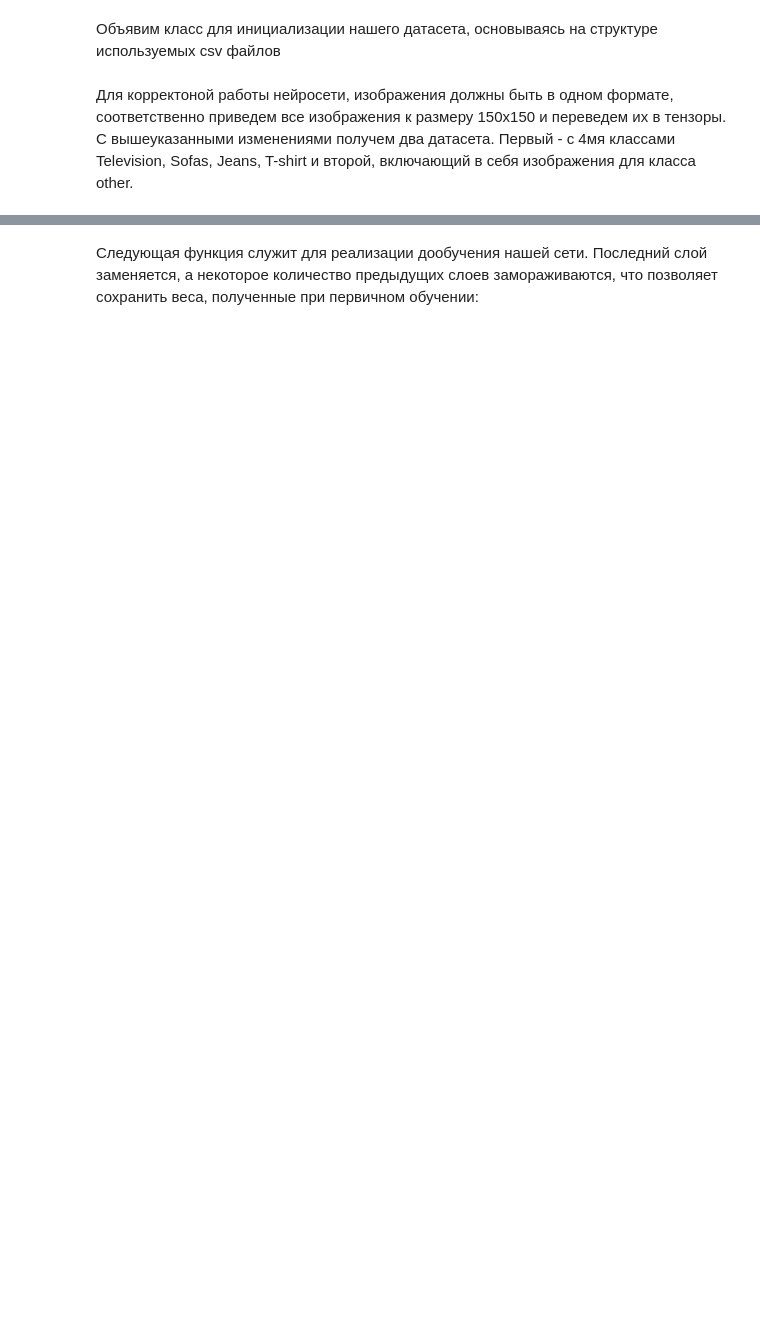
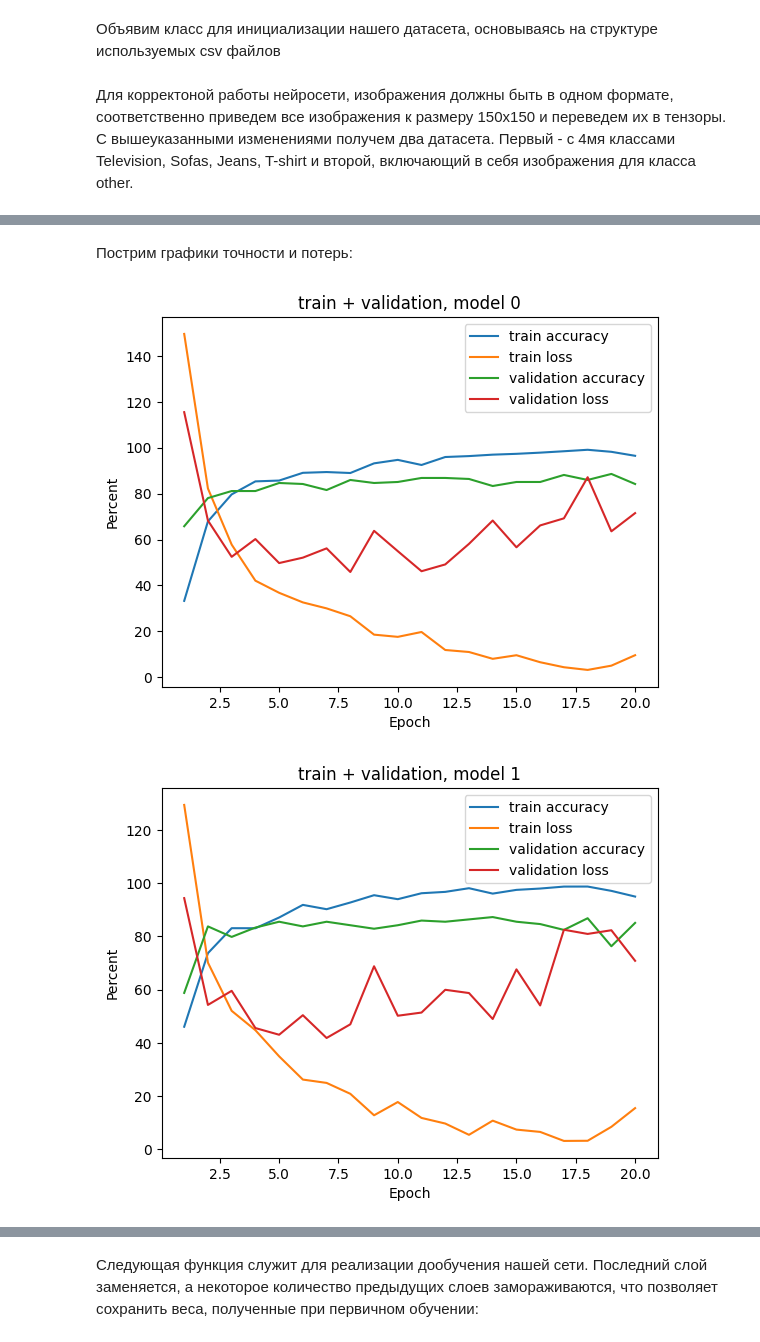
Before and after one commit to VladTsvelenev/sp_task, a Jupyter notebook: item1/presentation.ipynb, the cells around one changed output, grey strips where cells are left out. Drawn from its saved outputs; the diff is of its cells as text; code cells hidden in the pictures; blank space fills up the shorter version.

```diff
--- a/item1/presentation.ipynb
+++ b/item1/presentation.ipynb
@@ -57,0 +191,18 @@ train_dataD = ImageDataset(annotations_file = 'other3.csv', img_dir = 'test_data
+# %%
+minloss = 200
+m = [[[], [], [], []], [[], [], [], []], [[], [], [], []]]
+train_accuracy = []
+test_accuracy = []
+for number in range (0, 3):
+    print("Model " + str(number) + ":")
+    model = ConvNet(5)
+    loss_fn = torch.nn.CrossEntropyLoss()
+    learning_rate = 1e-3
+    optimizer = torch.optim.Adam(model.parameters(), lr=learning_rate)
+    device = torch.device("cuda" if torch.cuda.is_available() else "cpu")
+    model = model.to(device)
+    model = train(model, loss_fn, optimizer, 20, train_loaderD[number], val_loderD[number])
+    trainT, _ = evaluate(model, train_loaderD[number], loss_fn)
+    testT, _ = evaluate(model, test_loaderD[number], loss_fn)
+    train_accuracy += [trainT]
+    test_accuracy += [testT]
@@ -57,0 +227,18 @@ train_dataD = ImageDataset(annotations_file = 'other3.csv', img_dir = 'test_data
+# %% [markdown]
+Пострим графики точности и потерь:
+# %%
+x = [1, 2, 3, 4, 5, 6, 7, 8, 9, 10, 11, 12, 13, 14, 15, 16, 17, 18, 19, 20]
+for i in range (0, 3):
+    plt.plot(x, m[i][0], label='train accuracy')
+    plt.plot(x, m[i][1], label='train loss')
+    plt.plot(x, m[i][2], label='validation accuracy')
+    plt.plot(x, m[i][3], label='validation loss')
+    plt.title('train + validation, model ' + str(i))
+    plt.xlabel('Epoch')
+    plt.ylabel('Percent')
+    plt.legend()
+
+    plt.show()
+# %% [output]
+[figure, added]
+[figure, added]
```
Also changed, not shown: parts of 65 cells of this notebook, 8 other files.
